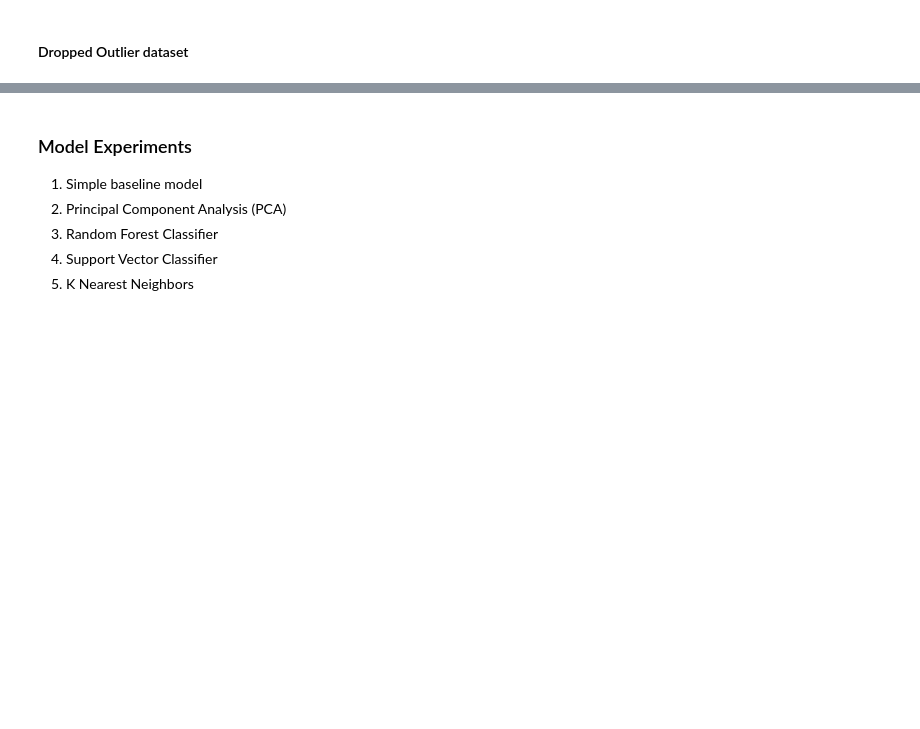
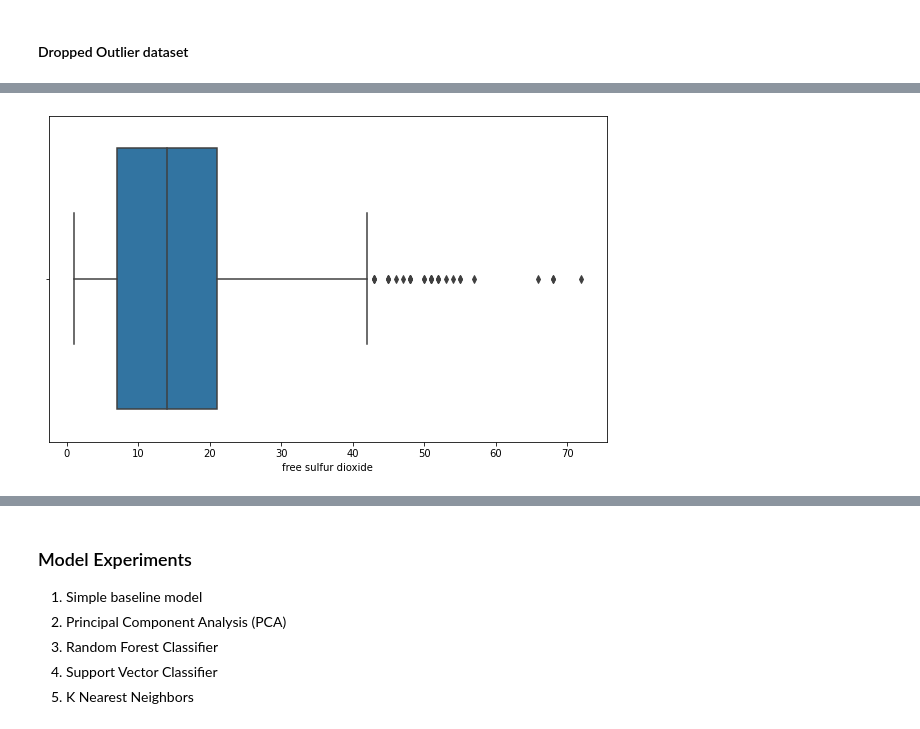
Before and after one commit to Kirlewn/Machine-Learning-Projects, a Jupyter notebook: Regression/red_wine_quality_predictor.ipynb, the cells around one changed output, grey strips where cells are left out. Drawn from its saved outputs; the diff is of its cells as text; code cells hidden in the pictures; blank space fills up the shorter version.

```diff
--- a/Regression/red_wine_quality_predictor.ipynb
+++ b/Regression/red_wine_quality_predictor.ipynb
@@ -360,0 +498,6 @@ Let's create a modified dataset that drops `free sulfur dioxide` and `total sulf
+# %%
+# visualize plot of outliers again for refresher
+fig = plt.figure(figsize = (10,6))
+sns.boxplot(x = data['free sulfur dioxide']);
+# %% [output]
+[figure, added]
```
Also changed, not shown: parts of 73 cells of this notebook.
